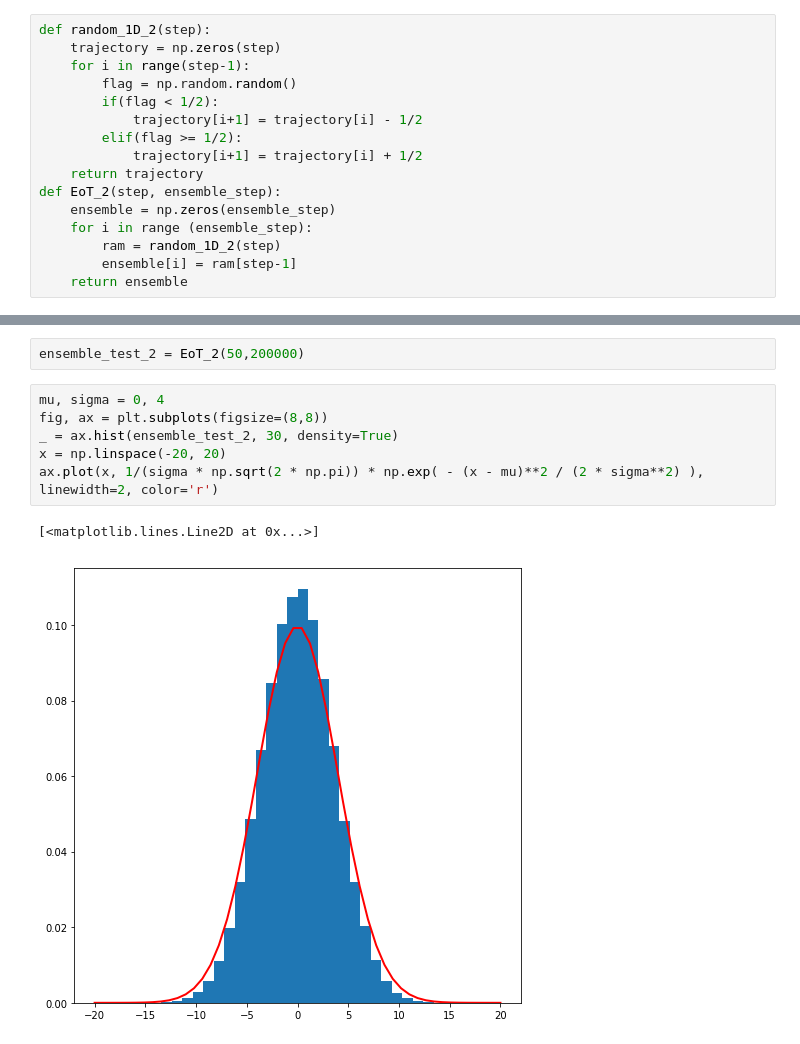
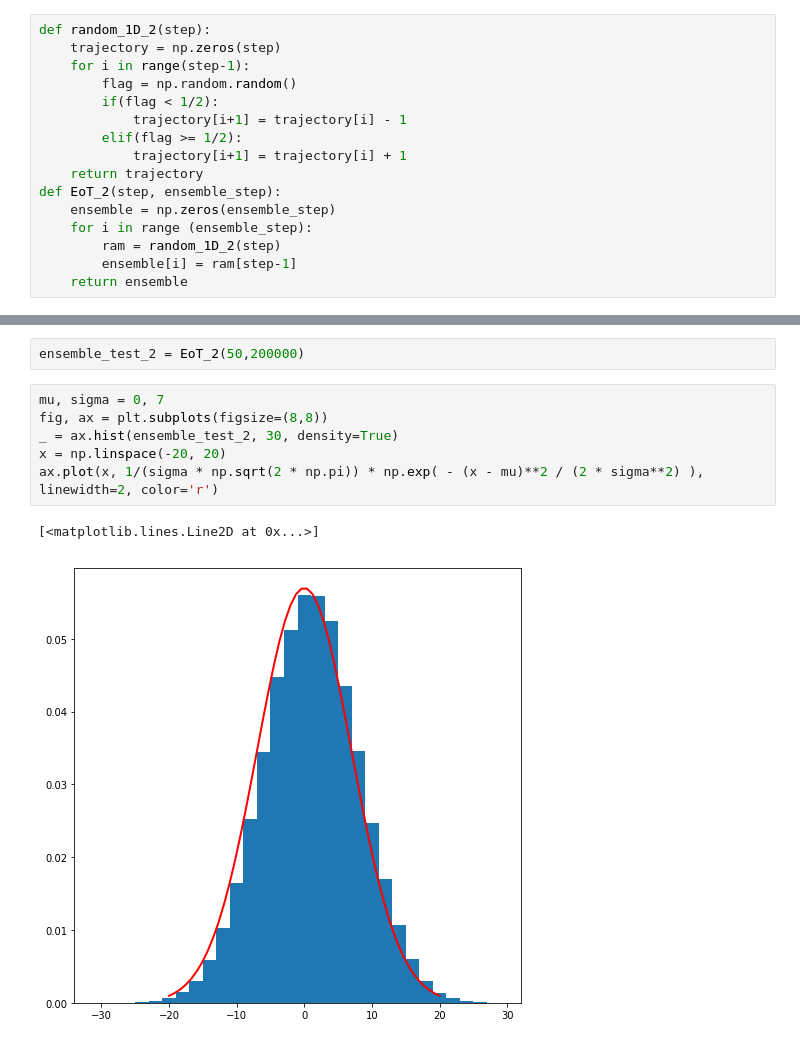
Before and after one commit to NTHU-Phys-Qubit/hw1-asdzxc9876, a Jupyter notebook: Problem-1.ipynb, the cells around one changed output, grey strips where cells are left out. Saved outputs shown, nothing was run; the diff lists cells and outputs as text.

```diff
--- a/Problem-1.ipynb
+++ b/Problem-1.ipynb
@@ -48,9 +48,9 @@ def random_1D_2(step):
     for i in range(step-1):
         flag = np.random.random()
         if(flag < 1/2):
-            trajectory[i+1] = trajectory[i] - 1/2
+            trajectory[i+1] = trajectory[i] - 1
         elif(flag >= 1/2):
-            trajectory[i+1] = trajectory[i] + 1/2
+            trajectory[i+1] = trajectory[i] + 1
     return trajectory
 def EoT_2(step, ensemble_step):
     ensemble = np.zeros(ensemble_step)
@@ -70,11 +70,11 @@ plt.show()
 # %%
 ensemble_test_2 = EoT_2(50,200000)
 # %%
-mu, sigma = 0, 4
+mu, sigma = 0, 7
 fig, ax = plt.subplots(figsize=(8,8))
 _ = ax.hist(ensemble_test_2, 30, density=True)
 x = np.linspace(-20, 20)
 ax.plot(x, 1/(sigma * np.sqrt(2 * np.pi)) * np.exp( - (x - mu)**2 / (2 * sigma**2) ), linewidth=2, color='r')
 # %% [output]
 [<matplotlib.lines.Line2D at 0x...>]
-[figure, old version]
+[figure, new version]
```
Also changed, not shown: parts of 3 cells of this notebook.
